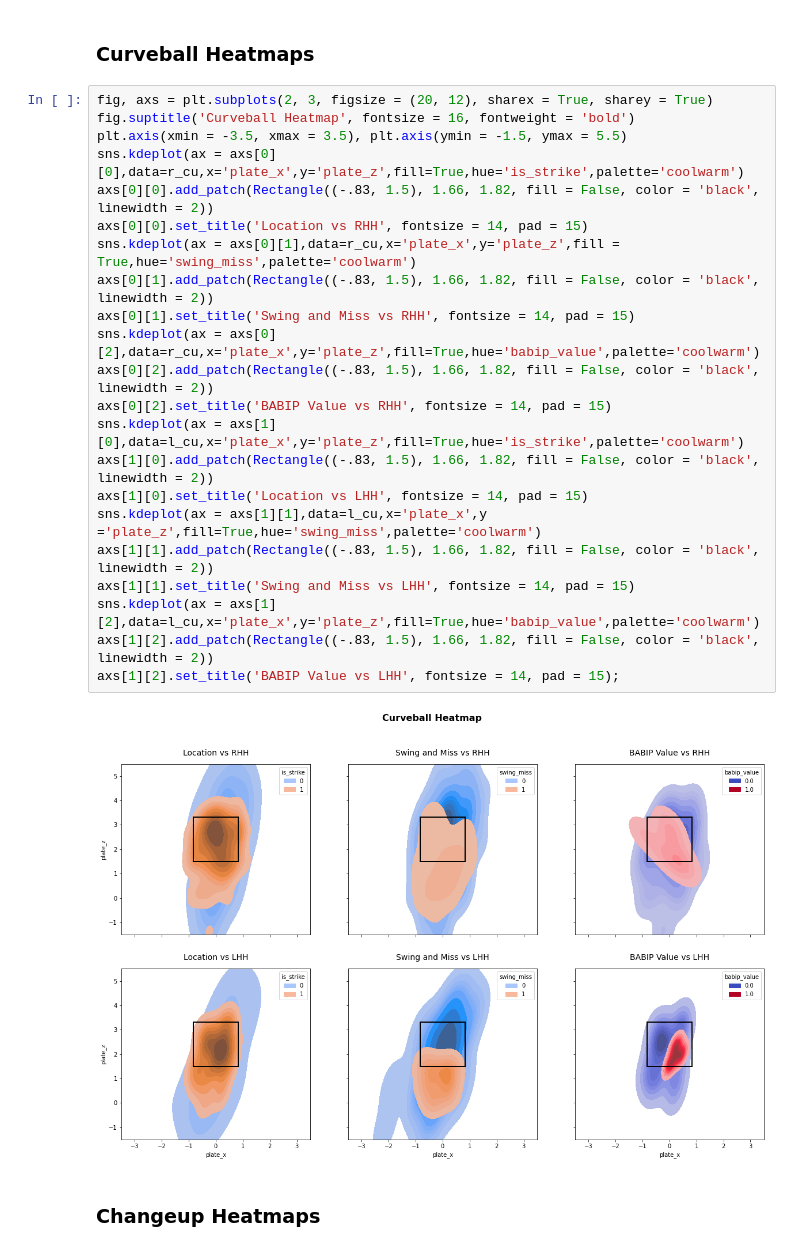
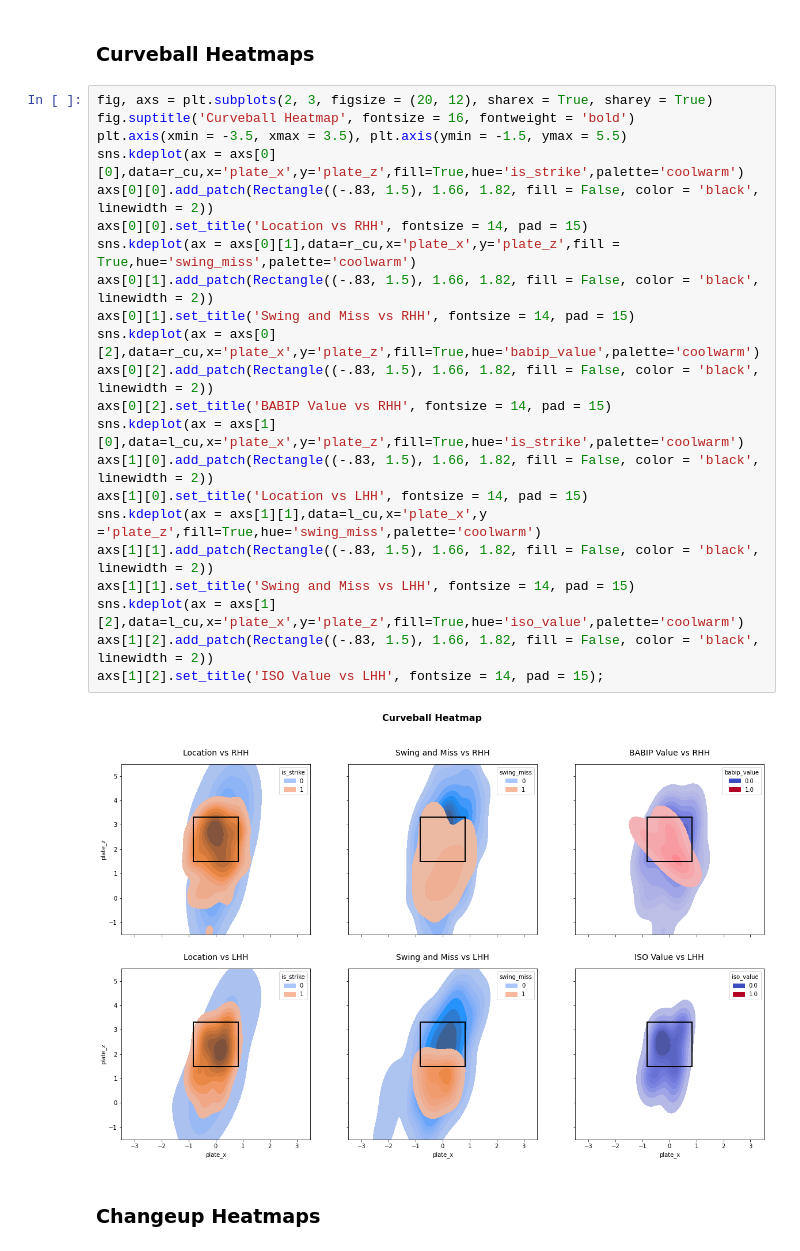
Before and after one commit to anthonyzurke/player-analysis, a Jupyter notebook: pitchers/kershaw-scoutingreport.ipynb, the cells around one changed output. Saved outputs shown, nothing was run; the diff lists cells and outputs as text.

```diff
--- a/pitchers/kershaw-scoutingreport.ipynb
+++ b/pitchers/kershaw-scoutingreport.ipynb
@@ -431,27 +410,27 @@ axs[1][2].set_title('wOBA Value vs LHH', fontsize = 14, pad = 15);
 # %%
 fig, axs = plt.subplots(2, 3, figsize = (20, 12), sharex = True, sharey = True)
 fig.suptitle('Curveball Heatmap', fontsize = 16, fontweight = 'bold')
 plt.axis(xmin = -3.5, xmax = 3.5), plt.axis(ymin = -1.5, ymax = 5.5)
 sns.kdeplot(ax = axs[0][0],data=r_cu,x='plate_x',y='plate_z',fill=True,hue='is_strike',palette='coolwarm')
 axs[0][0].add_patch(Rectangle((-.83, 1.5), 1.66, 1.82, fill = False, color = 'black', linewidth = 2))
 axs[0][0].set_title('Location vs RHH', fontsize = 14, pad = 15)
 sns.kdeplot(ax = axs[0][1],data=r_cu,x='plate_x',y='plate_z',fill = True,hue='swing_miss',palette='coolwarm')
 axs[0][1].add_patch(Rectangle((-.83, 1.5), 1.66, 1.82, fill = False, color = 'black', linewidth = 2))
 axs[0][1].set_title('Swing and Miss vs RHH', fontsize = 14, pad = 15)
 sns.kdeplot(ax = axs[0][2],data=r_cu,x='plate_x',y='plate_z',fill=True,hue='babip_value',palette='coolwarm')
 axs[0][2].add_patch(Rectangle((-.83, 1.5), 1.66, 1.82, fill = False, color = 'black', linewidth = 2))
 axs[0][2].set_title('BABIP Value vs RHH', fontsize = 14, pad = 15)
 sns.kdeplot(ax = axs[1][0],data=l_cu,x='plate_x',y='plate_z',fill=True,hue='is_strike',palette='coolwarm')
 axs[1][0].add_patch(Rectangle((-.83, 1.5), 1.66, 1.82, fill = False, color = 'black', linewidth = 2))
 axs[1][0].set_title('Location vs LHH', fontsize = 14, pad = 15)
 sns.kdeplot(ax = axs[1][1],data=l_cu,x='plate_x',y ='plate_z',fill=True,hue='swing_miss',palette='coolwarm')
 axs[1][1].add_patch(Rectangle((-.83, 1.5), 1.66, 1.82, fill = False, color = 'black', linewidth = 2))
 axs[1][1].set_title('Swing and Miss vs LHH', fontsize = 14, pad = 15)
-sns.kdeplot(ax = axs[1][2],data=l_cu,x='plate_x',y='plate_z',fill=True,hue='babip_value',palette='coolwarm')
+sns.kdeplot(ax = axs[1][2],data=l_cu,x='plate_x',y='plate_z',fill=True,hue='iso_value',palette='coolwarm')
 axs[1][2].add_patch(Rectangle((-.83, 1.5), 1.66, 1.82, fill = False, color = 'black', linewidth = 2))
-axs[1][2].set_title('BABIP Value vs LHH', fontsize = 14, pad = 15);
+axs[1][2].set_title('ISO Value vs LHH', fontsize = 14, pad = 15);
 # %% [output]
-[figure, old version]
+[figure, new version]
 # %% [markdown]
 ### Changeup Heatmaps
 # %%
```
Also changed, not shown: parts of 6 cells of this notebook.
